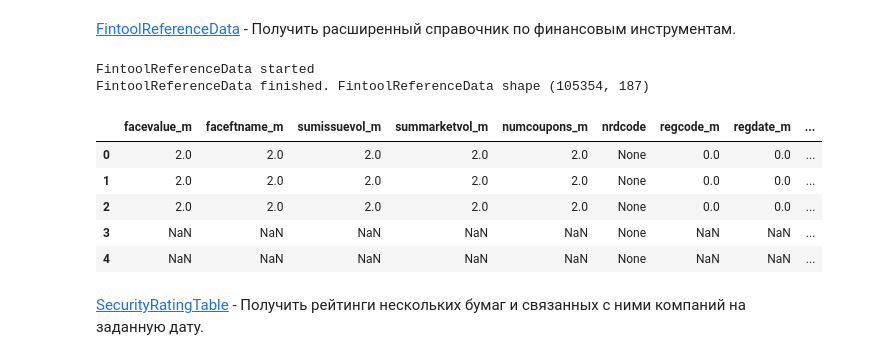
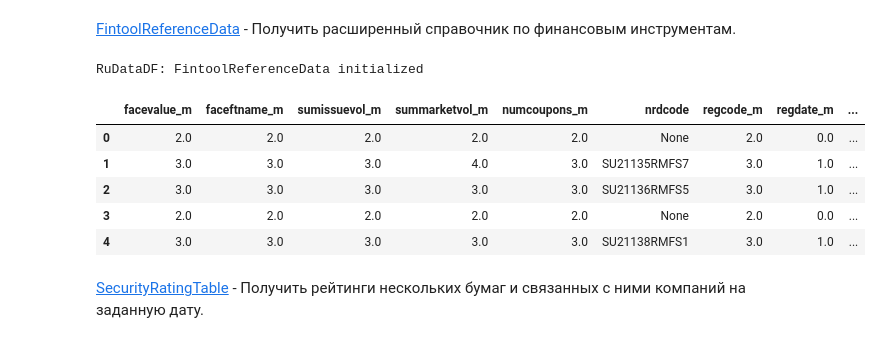
Before and after one commit to alexkobz/insurance, a Jupyter notebook: ratings.ipynb, the cells around one changed output. Drawn from its saved outputs; the diff is of its cells as text; code cells hidden in the pictures.

```diff
--- a/ratings.ipynb
+++ b/ratings.ipynb
@@ -36,17 +34,16 @@ Getting token finished
 # %% [markdown]
 [FintoolReferenceData](https://docs.efir-net.ru/dh2/#/Info/FintoolReferenceData?id=post-fintoolreferencedata) - Получить расширенный справочник по финансовым инструментам.
 # %%
-FintoolReferenceData = RuDataDF("FintoolReferenceData").df
-FintoolReferenceData.head()
+FintoolReferenceDataDF = FintoolReferenceData().df
+FintoolReferenceDataDF.head()
 # %% [output]
-FintoolReferenceData started
-FintoolReferenceData finished. FintoolReferenceData shape (105354, 187)
+RuDataDF: FintoolReferenceData initialized
 |  | facevalue_m | faceftname_m | sumissuevol_m | summarketvol_m | numcoupons_m | nrdcode | regcode_m | regdate_m | ... |
-| 0 | 2.0 | 2.0 | 2.0 | 2.0 | 2.0 | None | 0.0 | 0.0 | ... |
-| 1 | 2.0 | 2.0 | 2.0 | 2.0 | 2.0 | None | 0.0 | 0.0 | ... |
-| 2 | 2.0 | 2.0 | 2.0 | 2.0 | 2.0 | None | 0.0 | 0.0 | ... |
-| 3 | NaN | NaN | NaN | NaN | NaN | None | NaN | NaN | ... |
-| 4 | NaN | NaN | NaN | NaN | NaN | None | NaN | NaN | ... |
+| 0 | 2.0 | 2.0 | 2.0 | 2.0 | 2.0 | None | 2.0 | 0.0 | ... |
+| 1 | 3.0 | 3.0 | 3.0 | 4.0 | 3.0 | SU21135RMFS7 | 3.0 | 1.0 | ... |
+| 2 | 3.0 | 3.0 | 3.0 | 3.0 | 3.0 | SU21136RMFS5 | 3.0 | 1.0 | ... |
+| 3 | 2.0 | 2.0 | 2.0 | 2.0 | 2.0 | None | 2.0 | 0.0 | ... |
+| 4 | 3.0 | 3.0 | 3.0 | 3.0 | 3.0 | SU21138RMFS1 | 3.0 | 1.0 | ... |
 # %% [markdown]
 [SecurityRatingTable](https://docs.efir-net.ru/dh2/#/Rating/SecurityRatingTable?id=post-securityratingtable) - Получить рейтинги нескольких бумаг и связанных с ними компаний на заданную дату.
 # %%
```
Also changed, not shown: parts of 14 cells of this notebook, 11 other files.
